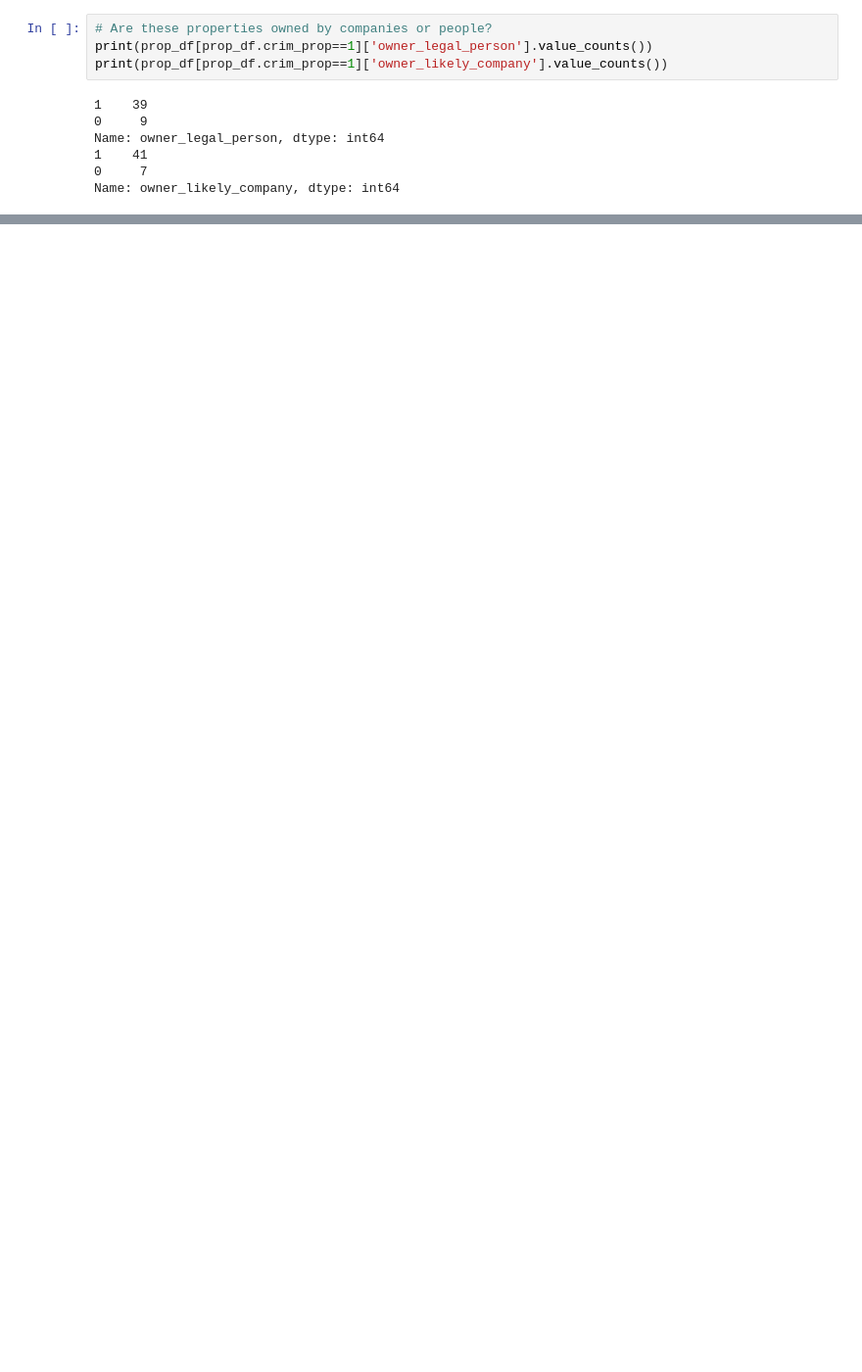
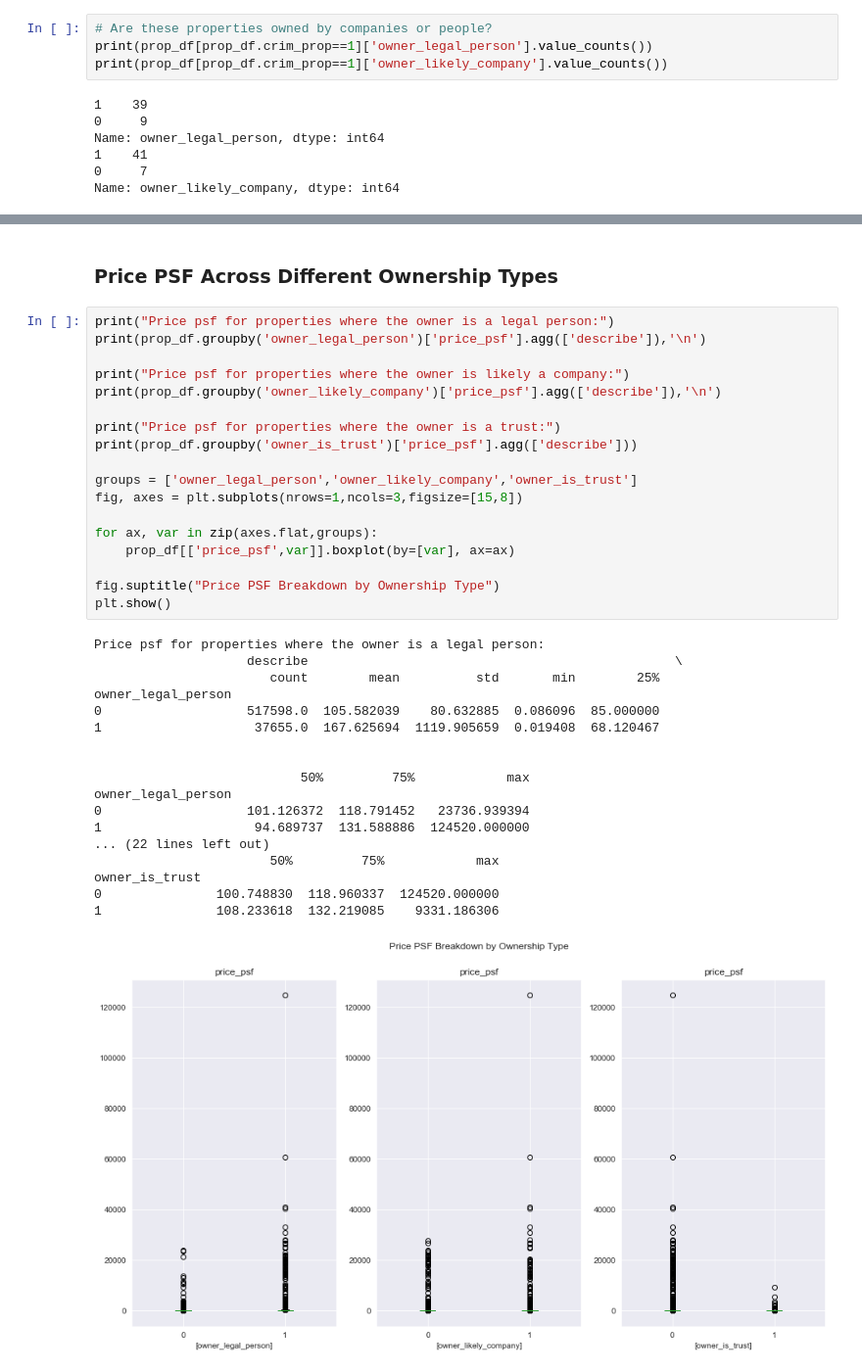
Before and after one commit to mpky/property_project, a Jupyter notebook: notebooks/Bexar_EDA.ipynb, the cells around one changed output, grey strips where cells are left out. Shown at 98% size. Saved outputs shown, nothing was run; the diff lists cells and outputs as text; blank space fills up the shorter version.

```diff
--- a/notebooks/Bexar_EDA.ipynb
+++ b/notebooks/Bexar_EDA.ipynb
@@ -230,0 +140,39 @@ Name: price_psf, dtype: float64
+# %% [markdown]
+### Price PSF Across Different Ownership Types
+# %%
+print("Price psf for properties where the owner is a legal person:")
+print(prop_df.groupby('owner_legal_person')['price_psf'].agg(['describe']),'\n')
+
+print("Price psf for properties where the owner is likely a company:")
+print(prop_df.groupby('owner_likely_company')['price_psf'].agg(['describe']),'\n')
+
+print("Price psf for properties where the owner is a trust:")
+print(prop_df.groupby('owner_is_trust')['price_psf'].agg(['describe']))
+
+groups = ['owner_legal_person','owner_likely_company','owner_is_trust']
+fig, axes = plt.subplots(nrows=1,ncols=3,figsize=[15,8])
+
+for ax, var in zip(axes.flat,groups):
+    prop_df[['price_psf',var]].boxplot(by=[var], ax=ax)
+
+fig.suptitle("Price PSF Breakdown by Ownership Type")
+plt.show()
+# %% [output]
+Price psf for properties where the owner is a legal person:
+                    describe                                                \
+                       count        mean          std       min        25%
+owner_legal_person
+0                   517598.0  105.582039    80.632885  0.086096  85.000000
+1                    37655.0  167.625694  1119.905659  0.019408  68.120467
+
+
+                           50%         75%            max
+owner_legal_person
+0                   101.126372  118.791452   23736.939394
+1                    94.689737  131.588886  124520.000000
+... (22 lines left out)
+                       50%         75%            max
+owner_is_trust
+0               100.748830  118.960337  124520.000000
+1               108.233618  132.219085    9331.186306
+[figure, added]
```
Also changed, not shown: parts of 62 cells of this notebook.
